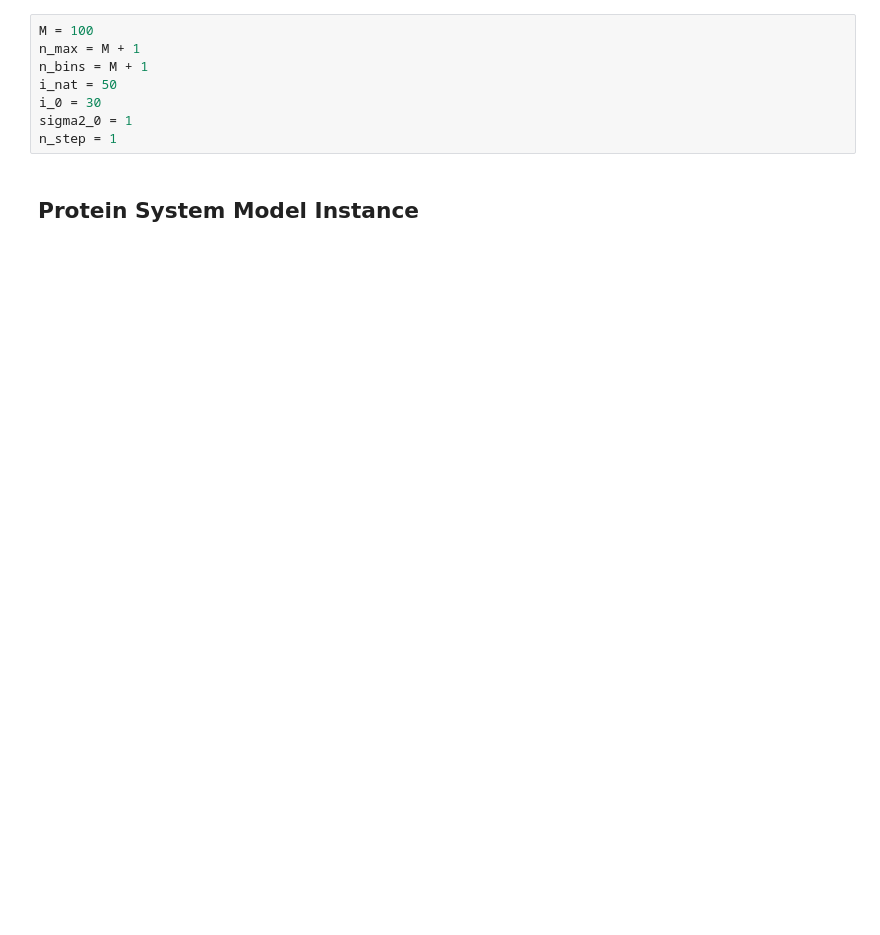
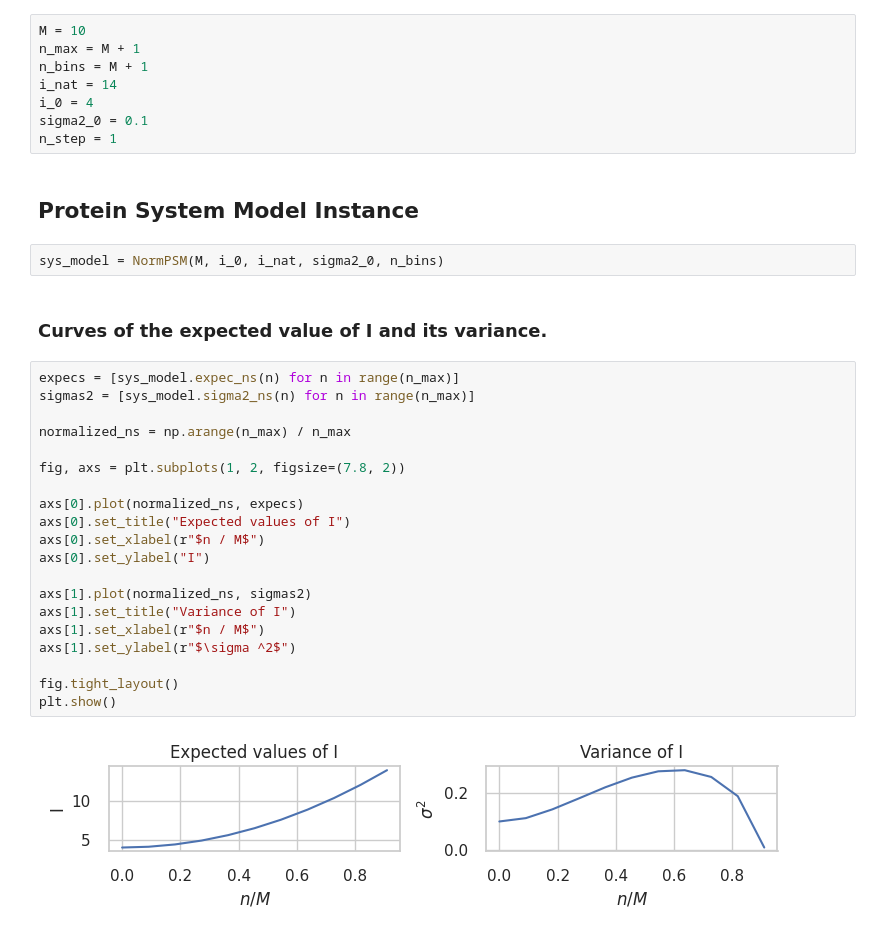
Before and after one commit to jafiorote/ga_error_sources, a Jupyter notebook: ga_error_sources/notebooks/model_exploration.ipynb, the cells around one changed output. Cells and saved outputs as stored; diff of their text form; blank space fills up the shorter version.

```diff
--- a/ga_error_sources/notebooks/model_exploration.ipynb
+++ b/ga_error_sources/notebooks/model_exploration.ipynb
@@ -49,12 +26,38 @@ Warning: Cannot change to a different GUI toolkit: widget. Using notebook instea
 - **sigma2_0**: *float* = Variance of I for arrangments with n = 0;
 - **n_step**: *int* = Max n transition in genetic algorithm.
 # %%
-M = 100
+M = 10
 n_max = M + 1
 n_bins = M + 1
-i_nat = 50
-i_0 = 30
-sigma2_0 = 1
+i_nat = 14
+i_0 = 4
+sigma2_0 = 0.1
 n_step = 1
 # %% [markdown]
 ## **Protein System Model Instance**
+# %%
+sys_model = NormPSM(M, i_0, i_nat, sigma2_0, n_bins)
+# %% [markdown]
+### Curves of the expected value of I and its variance.
+# %%
+expecs = [sys_model.expec_ns(n) for n in range(n_max)]
+sigmas2 = [sys_model.sigma2_ns(n) for n in range(n_max)]
+
+normalized_ns = np.arange(n_max) / n_max
+
+fig, axs = plt.subplots(1, 2, figsize=(7.8, 2))
+
+axs[0].plot(normalized_ns, expecs)
+axs[0].set_title("Expected values of I")
+axs[0].set_xlabel(r"$n / M$")
+axs[0].set_ylabel("I")
+
+axs[1].plot(normalized_ns, sigmas2)
+axs[1].set_title("Variance of I")
+axs[1].set_xlabel(r"$n / M$")
+axs[1].set_ylabel(r"$\sigma ^2$")
+
+fig.tight_layout()
+plt.show()
+# %% [output]
+[figure, added]
```
Also changed, not shown: parts of 7 cells of this notebook, 1 other file.
